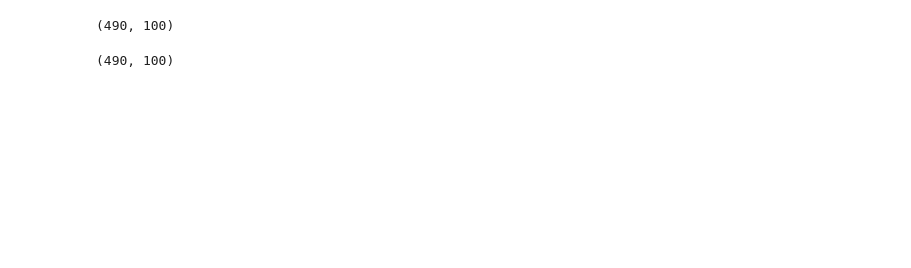
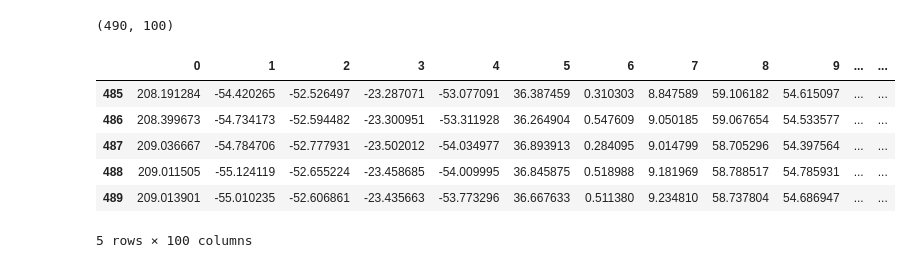
Before and after one commit to nomuyu00/baysian_optimization, a Jupyter notebook: highdim/100dim/Directional-ECI-BO Bandit.ipynb, the cells around one changed output. Saved outputs shown, nothing was run; the diff lists cells and outputs as text; code cells hidden in the pictures; blank space fills up the shorter version.

```diff
--- a/highdim/100dim/Directional-ECI-BO Bandit.ipynb
+++ b/highdim/100dim/Directional-ECI-BO Bandit.ipynb
@@ -322,11 +321,19 @@ selected_dir_df.shape
 # %%
 # 結果の表示（ここでは、テーブル形式でtheta履歴と選択した方向の履歴を出力）
 # 1. 推定パラメータ theta の履歴（各イテレーションごとに、dim次元の値）
 theta_history = [theta.cpu().numpy() for theta in bandit_list[0].theta_history]
 theta_df = pd.DataFrame(theta_history)
 theta_df.shape
+#　最後の数行を表示
+theta_df.tail()
 # %% [output]
+|  | 0 | 1 | 2 | 3 | 4 | 5 | 6 | 7 | 8 | 9 | ... | ... |
+| 485 | 208.191284 | -54.420265 | -52.526497 | -23.287071 | -53.077091 | 36.387459 | 0.310303 | 8.847589 | 59.106182 | 54.615097 | ... | ... |
+| 486 | 208.399673 | -54.734173 | -52.594482 | -23.300951 | -53.311928 | 36.264904 | 0.547609 | 9.050185 | 59.067654 | 54.533577 | ... | ... |
+| 487 | 209.036667 | -54.784706 | -52.777931 | -23.502012 | -54.034977 | 36.893913 | 0.284095 | 9.014799 | 58.705296 | 54.397564 | ... | ... |
+| 488 | 209.011505 | -55.124119 | -52.655224 | -23.458685 | -54.009995 | 36.845875 | 0.518988 | 9.181969 | 58.788517 | 54.785931 | ... | ... |
+| 489 | 209.013901 | -55.010235 | -52.606861 | -23.435663 | -53.773296 | 36.667633 | 0.511380 | 9.234810 | 58.737804 | 54.686947 | ... | ... |
-(490, 100)
+5 rows × 100 columns
 # %%
 # 収束プロットの表示例（global_optimum が既知の場合）
 global_optimum = -39.16599 * 5  # 5次元の場合の最適値
```
Also changed, not shown: parts of 4 cells of this notebook.
